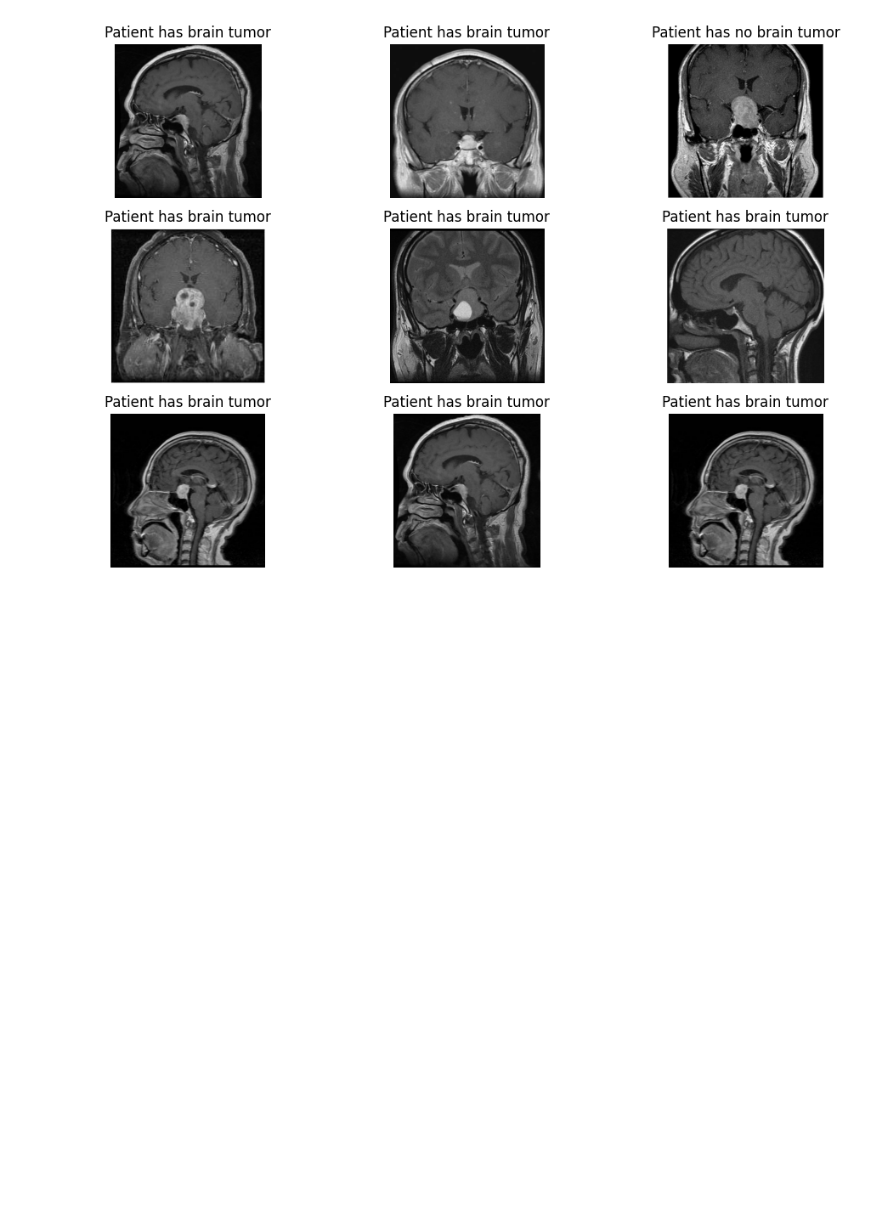
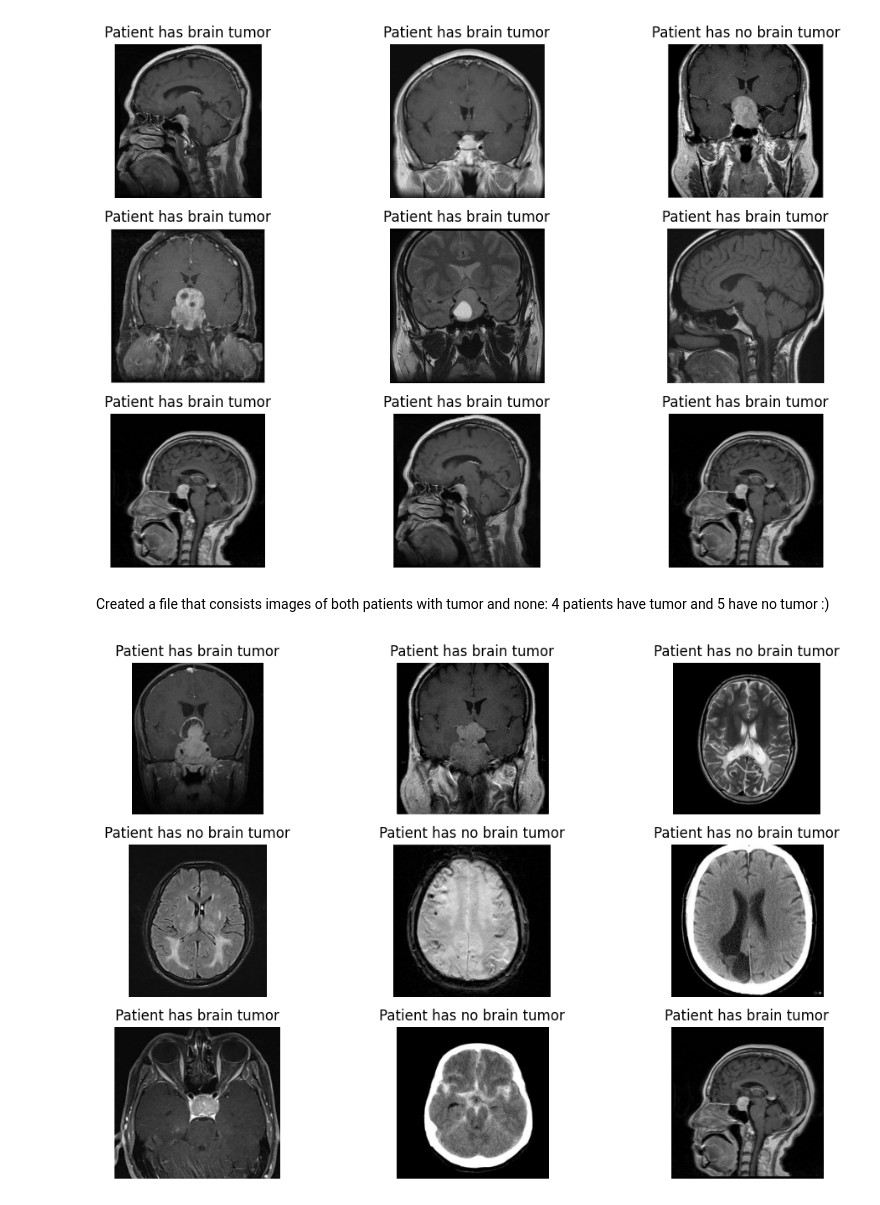
Before and after one commit to howidaabdelhalim/Brain_Tumor_Detection, a Jupyter notebook: Tumor Detection.ipynb, the cells around one changed output. Drawn from its saved outputs; the diff is of its cells as text; code cells hidden in the pictures; blank space fills up the shorter version.

```diff
--- a/Tumor Detection.ipynb
+++ b/Tumor Detection.ipynb
@@ -174,12 +179,12 @@ dictionary = {0:'Patient has no brain tumor',
             1:'Patient has brain tumor'}
 # %%
 plt.figure(figsize=(12,8))
-p = os.listdir('C:/Users/Howida Abd El-Halim/Downloads/BrainTumorDetection/Testing/')
+p = os.listdir('C:/Users/Howida Abd El-Halim/CodeClauseInternship_BrainTumorDetection/Testing/')
 c=1
-for i in os.listdir('C:/Users/Howida Abd El-Halim/Downloads/BrainTumorDetection/Testing/no_tumor/')[:9]:
+for i in os.listdir('C:/Users/Howida Abd El-Halim/CodeClauseInternship_BrainTumorDetection/Testing/no_tumor/')[:9]:
     plt.subplot(3,3,c)
 
-    img = cv2.imread('C:/Users/Howida Abd El-Halim/Downloads/BrainTumorDetection/Testing/no_tumor/'+i,0)
+    img = cv2.imread('C:/Users/Howida Abd El-Halim/CodeClauseInternship_BrainTumorDetection/Testing/no_tumor/'+i,0)
     img1 = cv2.resize(img,(200,200))
     img1 = img1.reshape(1,-1)/255
     p = sv.predict(img1)
@@ -191,12 +196,12 @@ for i in os.listdir('C:/Users/Howida Abd El-Halim/Downloads/BrainTumorDetection/
 [figure]
 # %%
 plt.figure(figsize=(12,8))
-p = os.listdir('C:/Users/Howida Abd El-Halim/Downloads/BrainTumorDetection/Testing/')
+p = os.listdir('C:/Users/Howida Abd El-Halim/CodeClauseInternship_BrainTumorDetection/Testing/')
 c=1
-for i in os.listdir('C:/Users/Howida Abd El-Halim/Downloads/BrainTumorDetection/Testing/pituitary_tumor/')[:9]:
+for i in os.listdir('C:/Users/Howida Abd El-Halim/CodeClauseInternship_BrainTumorDetection/Testing/pituitary_tumor/')[:9]:
     plt.subplot(3,3,c)
 
-    img = cv2.imread('C:/Users/Howida Abd El-Halim/Downloads/BrainTumorDetection/Testing/pituitary_tumor/'+i,0)
+    img = cv2.imread('C:/Users/Howida Abd El-Halim/CodeClauseInternship_BrainTumorDetection/Testing/pituitary_tumor/'+i,0)
     img1 = cv2.resize(img,(200,200))
     img1 = img1.reshape(1,-1)/255
     p = sv.predict(img1)
@@ -206,3 +211,23 @@ for i in os.listdir('C:/Users/Howida Abd El-Halim/Downloads/BrainTumorDetection/
     c+=1
 # %% [output]
 [figure]
+# %% [markdown]
+Created a file that consists images of both patients with tumor and none:
+4 patients have tumor and 5 have no tumor :)
+# %%
+plt.figure(figsize=(12,8))
+p = os.listdir('C:/Users/Howida Abd El-Halim/CodeClauseInternship_BrainTumorDetection/Testing/')
+c=1
+for i in os.listdir('C:/Users/Howida Abd El-Halim/CodeClauseInternship_BrainTumorDetection/Testing/mixed/')[:9]:
+    plt.subplot(3,3,c)
+
+    img = cv2.imread('C:/Users/Howida Abd El-Halim/CodeClauseInternship_BrainTumorDetection/Testing/mixed/'+i,0)
+    img1 = cv2.resize(img,(200,200))
+    img1 = img1.reshape(1,-1)/255
+    p = sv.predict(img1)
+    plt.title(dictionary[p[0]])
+    plt.imshow(img,cmap='gray')
+    plt.axis('off')
+    c+=1
+# %% [output]
+[figure, added]
```
Also changed, not shown: parts of 3 cells of this notebook, 9 other files.
